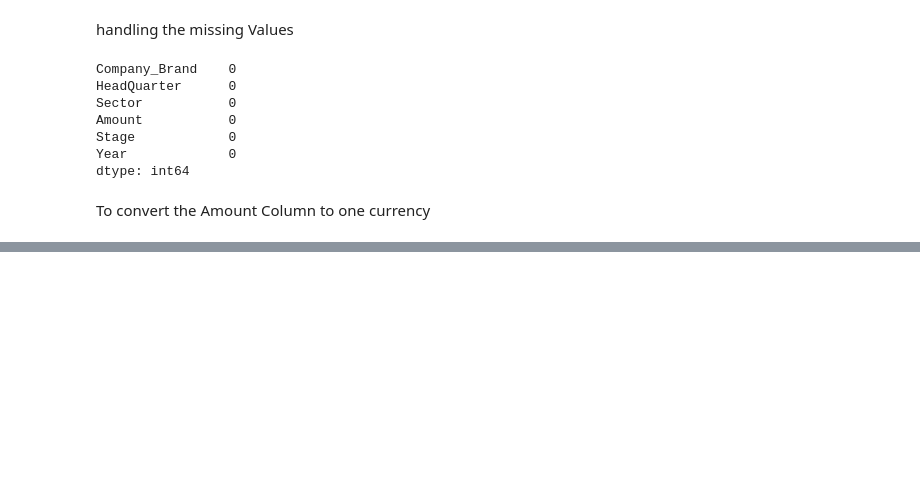
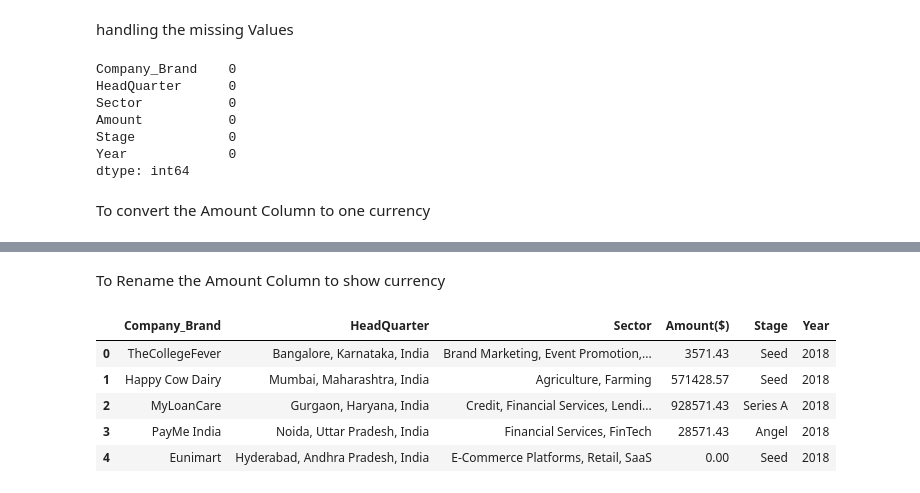
Before and after one commit to DelphinKdl/-Data-analysis-project-Data-Driven-Insights-for-Indian-Startup-Growth, a Jupyter notebook: notebook.ipynb, the cells around one changed output, grey strips where cells are left out. Drawn from its saved outputs; the diff is of its cells as text; code cells hidden in the pictures; blank space fills up the shorter version.

```diff
--- a/notebook.ipynb
+++ b/notebook.ipynb
@@ -425,0 +450,12 @@ array(['250000', '₹40,000,000', '₹65,000,000', '2000000', '—', '1600000',
+# %% [markdown]
+To Rename the Amount Column to show currency
+# %%
+combinedData.rename(columns={'Amount':'Amount($)'}, inplace=True)
+combinedData.head()
+# %% [output]
+|  | Company_Brand | HeadQuarter | Sector | Amount($) | Stage | Year |
+| 0 | TheCollegeFever | Bangalore, Karnataka, India | Brand Marketing, Event Promotion,... | 3571.43 | Seed | 2018 |
+| 1 | Happy Cow Dairy | Mumbai, Maharashtra, India | Agriculture, Farming | 571428.57 | Seed | 2018 |
+| 2 | MyLoanCare | Gurgaon, Haryana, India | Credit, Financial Services, Lendi... | 928571.43 | Series A | 2018 |
+| 3 | PayMe India | Noida, Uttar Pradesh, India | Financial Services, FinTech | 28571.43 | Angel | 2018 |
+| 4 | Eunimart | Hyderabad, Andhra Pradesh, India | E-Commerce Platforms, Retail, SaaS | 0.00 | Seed | 2018 |
```
Also changed, not shown: parts of 8 cells of this notebook.
